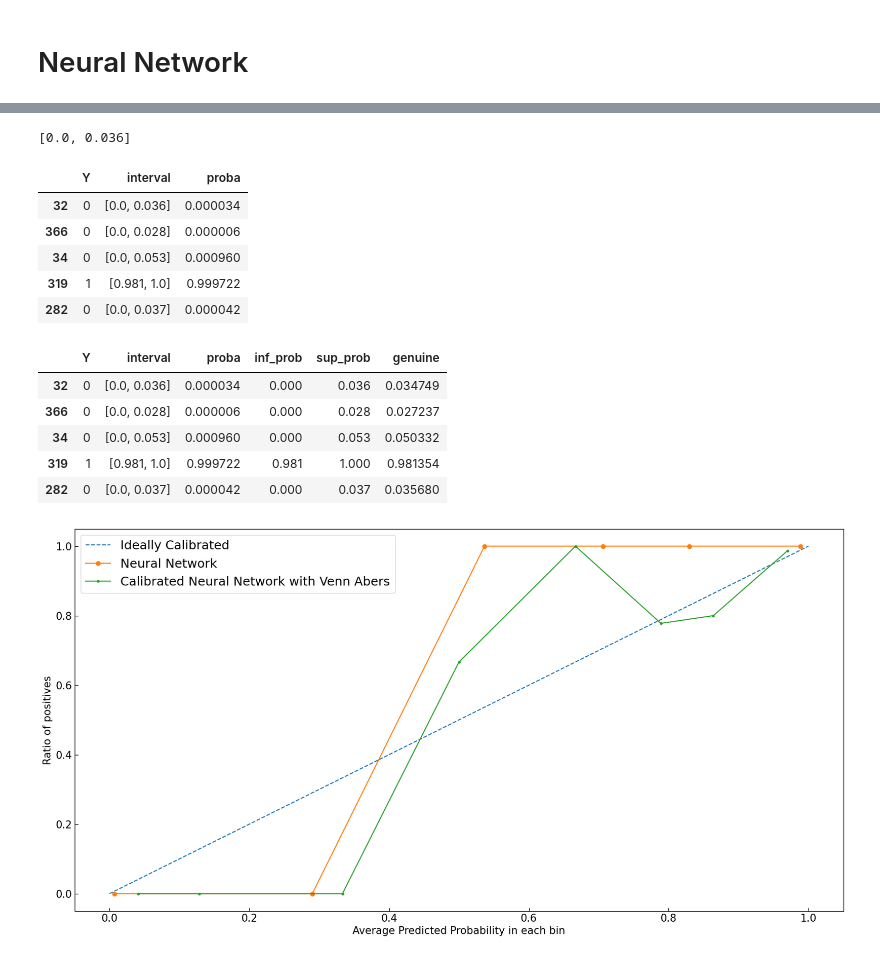
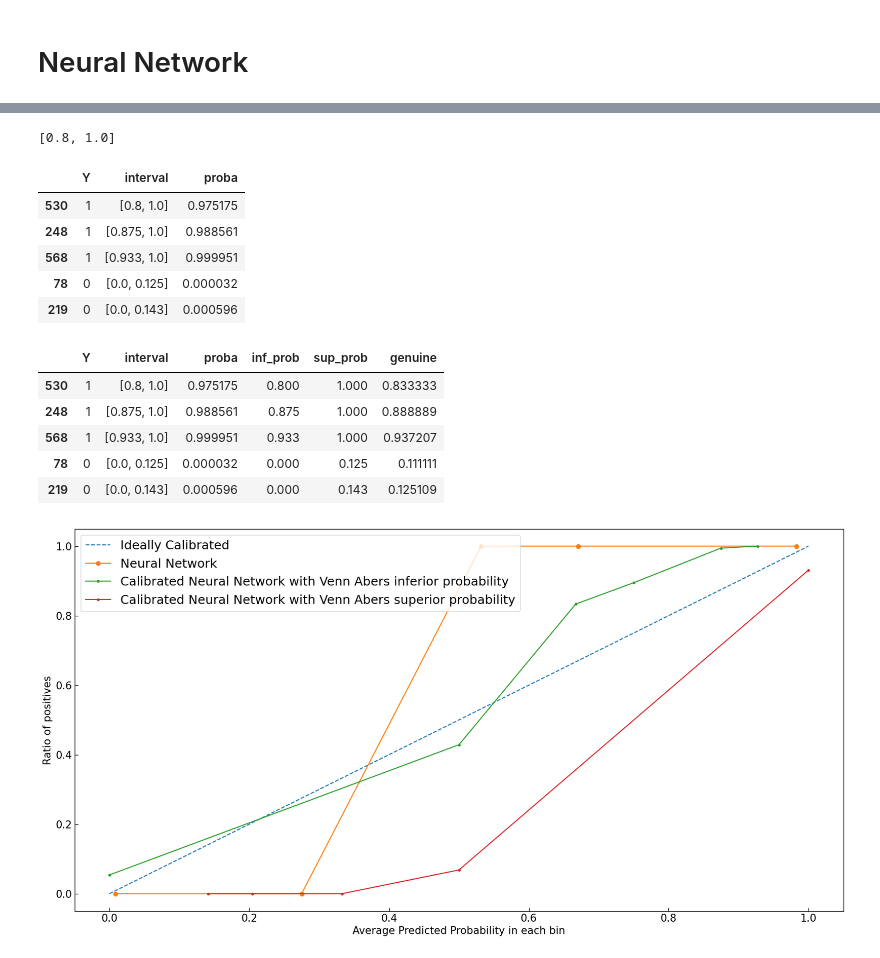
Before and after one commit to comeRodriguez/self_learning_with_venn_abers_predictors, a Jupyter notebook: notebooks/venn_abers/venn_abers_predictors.ipynb, the cells around one changed output, grey strips where cells are left out. Cells and saved outputs as stored; diff of their text form; code cells hidden in the pictures.

```diff
--- a/notebooks/venn_abers/venn_abers_predictors.ipynb
+++ b/notebooks/venn_abers/venn_abers_predictors.ipynb
@@ -84,9 +90,9 @@ df.head()
 # %% [markdown]
 # Train-calibration-test split
 # %%
-X_t, X_test, Y_t, Y_test = train_test_split(df.drop("target", axis=1), df["target"], stratify=df["target"])
+X_t, X_test, Y_t, Y_test = train_test_split(df.drop("target", axis=1), df["target"], stratify=df["target"], train_size=0.2)
 # %%
-X_train, X_calib, Y_train, Y_calib = train_test_split(X_t, Y_t, stratify=Y_t)
+X_train, X_calib, Y_train, Y_calib = train_test_split(X_t, Y_t, stratify=Y_t, train_size=0.8)
 # %% [markdown]
 # Logistic regression
 # %%
@@ -420,7 +437,7 @@ venn_abers_pytorch(
     Y_calib
 )
 # %% [output]
-[0.0, 0.036]
+[0.8, 1.0]
 # %%
 X_test_after = X_test.copy()
 X_test_after["interval"] = X_test_after.apply(
@@ -439,11 +456,11 @@ dff = X_test_after[["Y", "interval", "proba"]].copy()
 dff.head()
 # %% [output]
 |  | Y | interval | proba |
-| 32 | 0 | [0.0, 0.036] | 0.000034 |
-| 366 | 0 | [0.0, 0.028] | 0.000006 |
-| 34 | 0 | [0.0, 0.053] | 0.000960 |
-| 319 | 1 | [0.981, 1.0] | 0.999722 |
-| 282 | 0 | [0.0, 0.037] | 0.000042 |
+| 530 | 1 | [0.8, 1.0] | 0.975175 |
+| 248 | 1 | [0.875, 1.0] | 0.988561 |
+| 568 | 1 | [0.933, 1.0] | 0.999951 |
+| 78 | 0 | [0.0, 0.125] | 0.000032 |
+| 219 | 0 | [0.0, 0.143] | 0.000596 |
 # %%
 dff["inf_prob"] = dff["interval"].apply(lambda x: x[0])
 dff["sup_prob"] = dff["interval"].apply(lambda x: x[1])
@@ -451,20 +468,22 @@ dff["genuine"] = dff.apply(lambda x: x["sup_prob"]/(1-x["inf_prob"]+x["sup_prob"
 dff.head()
 # %% [output]
 |  | Y | interval | proba | inf_prob | sup_prob | genuine |
-| 32 | 0 | [0.0, 0.036] | 0.000034 | 0.000 | 0.036 | 0.034749 |
-| 366 | 0 | [0.0, 0.028] | 0.000006 | 0.000 | 0.028 | 0.027237 |
-| 34 | 0 | [0.0, 0.053] | 0.000960 | 0.000 | 0.053 | 0.050332 |
-| 319 | 1 | [0.981, 1.0] | 0.999722 | 0.981 | 1.000 | 0.981354 |
-| 282 | 0 | [0.0, 0.037] | 0.000042 | 0.000 | 0.037 | 0.035680 |
+| 530 | 1 | [0.8, 1.0] | 0.975175 | 0.800 | 1.000 | 0.833333 |
+| 248 | 1 | [0.875, 1.0] | 0.988561 | 0.875 | 1.000 | 0.888889 |
+| 568 | 1 | [0.933, 1.0] | 0.999951 | 0.933 | 1.000 | 0.937207 |
+| 78 | 0 | [0.0, 0.125] | 0.000032 | 0.000 | 0.125 | 0.111111 |
+| 219 | 0 | [0.0, 0.143] | 0.000596 | 0.000 | 0.143 | 0.125109 |
 # %%
-v_prob_true, v_prob_pred = calibration_curve(Y_test.values, dff["genuine"], n_bins=10)
+v_prob_true, v_prob_pred = calibration_curve(Y_test.values, dff["inf_prob"], n_bins=10)
+v_prob_true2, v_prob_pred2 = calibration_curve(Y_test.values, dff["sup_prob"], n_bins=10)
 plt.figure(figsize=(20, 10))
 plt.plot([0, 1], [0, 1], linestyle = '--', label = 'Ideally Calibrated')
 plt.plot(prob_pred, prob_true, marker = 'o', label = 'Neural Network')
-plt.plot(v_prob_pred, v_prob_true, marker = '.', label = 'Calibrated Neural Network with Venn Abers')
+plt.plot(v_prob_pred, v_prob_true, marker = '.', label = 'Calibrated Neural Network with Venn Abers inferior probability')
+plt.plot(v_prob_pred2, v_prob_true2, marker = '.', label = 'Calibrated Neural Network with Venn Abers superior probability')
 leg = plt.legend(loc = 'upper left')
 plt.xlabel('Average Predicted Probability in each bin')
 plt.ylabel('Ratio of positives')
 plt.show()
 # %% [output]
-[figure, old version]
+[figure, new version]
```
Also changed, not shown: parts of 12 cells of this notebook, 23 other files.
